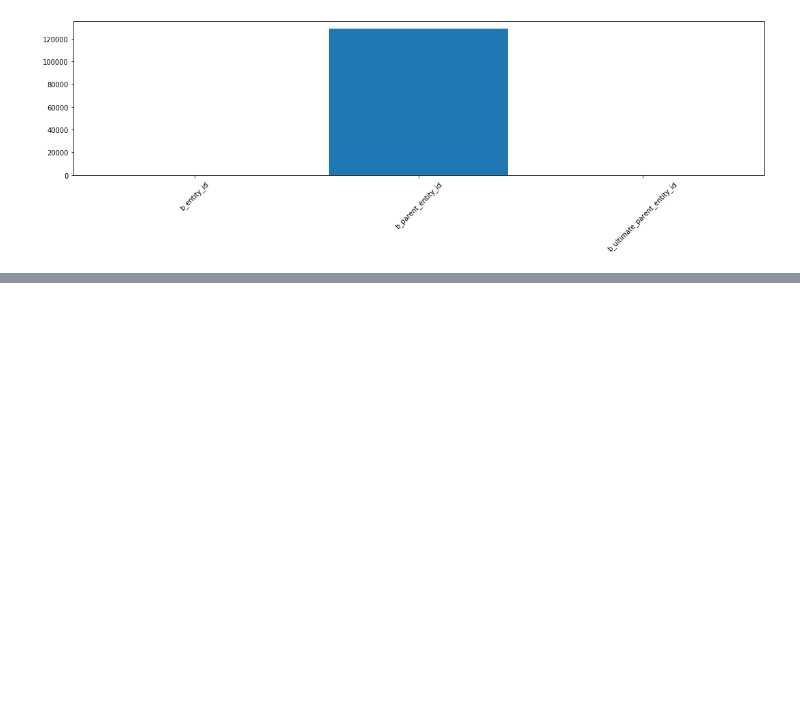
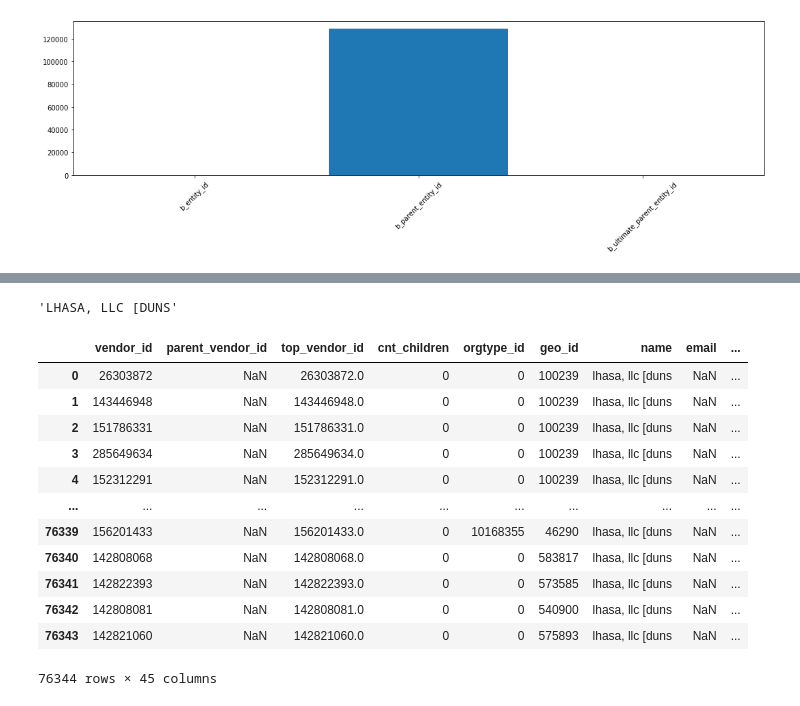
Before and after one commit to jeffersonzaki/Govini, a Jupyter notebook: Untitled.ipynb, the cells around one changed output, grey strips where cells are left out. Saved outputs shown, nothing was run; the diff lists cells and outputs as text; code cells hidden in the pictures; blank space fills up the shorter version.

```diff
--- a/Untitled.ipynb
+++ b/Untitled.ipynb
@@ -614,0 +505,4 @@ a_geo_clean = a_geo_csv.drop(columns=["latitude", "lon"])
+# %%
+a_company_all["name"].values[0]
+# %% [output]
+'LHASA, LLC [DUNS'
@@ -614,0 +512,16 @@ a_geo_clean = a_geo_csv.drop(columns=["latitude", "lon"])
+# %%
+a_company_all
+# %% [output]
+|  | vendor_id | parent_vendor_id | top_vendor_id | cnt_children | orgtype_id | geo_id | name | email | ... |
+| 0 | 26303872 | NaN | 26303872.0 | 0 | 0 | 100239 | lhasa, llc [duns | NaN | ... |
+| 1 | 143446948 | NaN | 143446948.0 | 0 | 0 | 100239 | lhasa, llc [duns | NaN | ... |
+| 2 | 151786331 | NaN | 151786331.0 | 0 | 0 | 100239 | lhasa, llc [duns | NaN | ... |
+| 3 | 285649634 | NaN | 285649634.0 | 0 | 0 | 100239 | lhasa, llc [duns | NaN | ... |
+| 4 | 152312291 | NaN | 152312291.0 | 0 | 0 | 100239 | lhasa, llc [duns | NaN | ... |
+| ... | ... | ... | ... | ... | ... | ... | ... | ... | ... |
+| 76339 | 156201433 | NaN | 156201433.0 | 0 | 10168355 | 46290 | lhasa, llc [duns | NaN | ... |
+| 76340 | 142808068 | NaN | 142808068.0 | 0 | 0 | 583817 | lhasa, llc [duns | NaN | ... |
+| 76341 | 142822393 | NaN | 142822393.0 | 0 | 0 | 573585 | lhasa, llc [duns | NaN | ... |
+| 76342 | 142808081 | NaN | 142808081.0 | 0 | 0 | 540900 | lhasa, llc [duns | NaN | ... |
+| 76343 | 142821060 | NaN | 142821060.0 | 0 | 0 | 575893 | lhasa, llc [duns | NaN | ... |
+76344 rows × 45 columns
```
Also changed, not shown: parts of 62 cells of this notebook.
